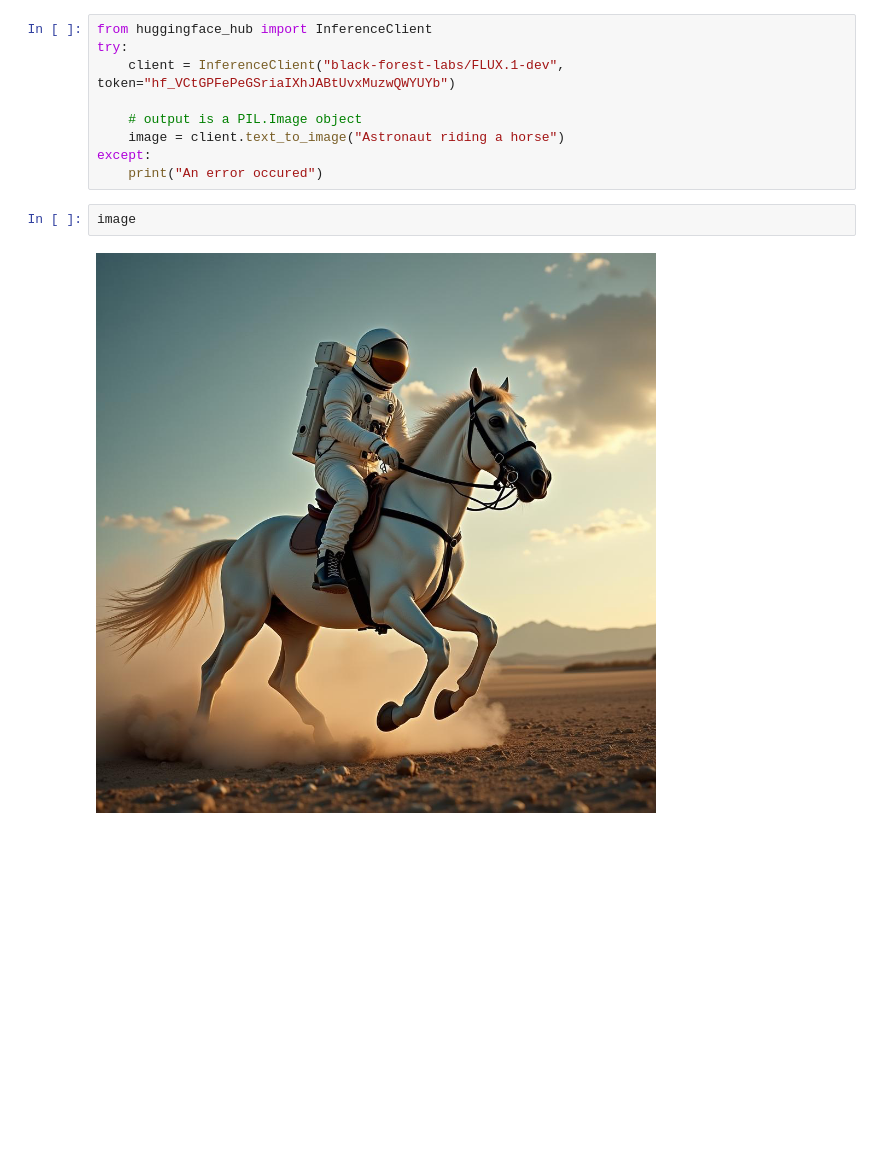
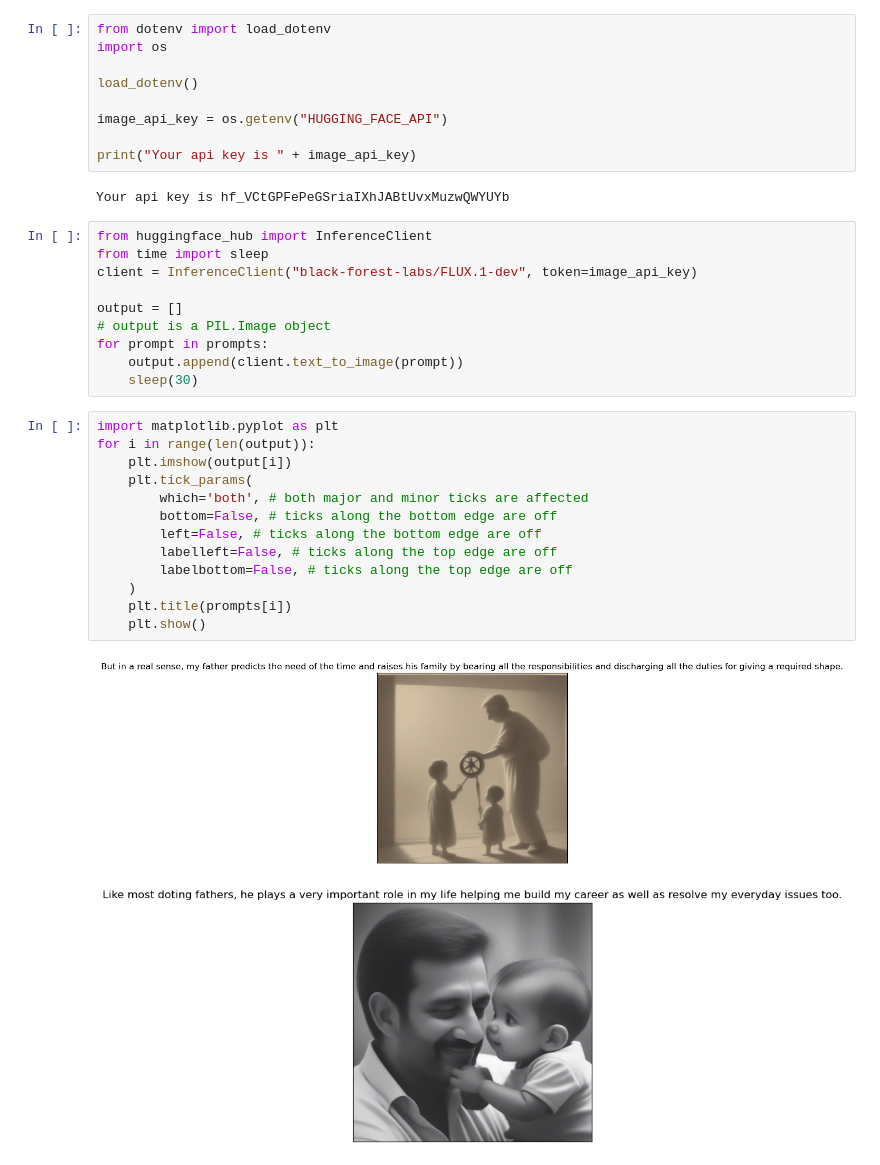
Before and after one commit to jia-jjin/essay-2-image, a Jupyter notebook: project.ipynb, the cells around one changed output. Cells and saved outputs as stored; diff of their text form; blank space fills up the shorter version.

```diff
--- a/project.ipynb
+++ b/project.ipynb
@@ -74,13 +236,37 @@ df.head()
+# %%
+from dotenv import load_dotenv
+import os
+
+load_dotenv()
+
+image_api_key = os.getenv("HUGGING_FACE_API")
+
+print("Your api key is " + image_api_key)
+# %% [output]
+Your api key is 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
 # %%
 from huggingface_hub import InferenceClient
-try:
-    client = InferenceClient("black-forest-labs/FLUX.1-dev", token="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")
+from time import sleep
+client = InferenceClient("black-forest-labs/FLUX.1-dev", token=image_api_key)
 
-    # output is a PIL.Image object
-    image = client.text_to_image("Astronaut riding a horse")
-except:
-    print("An error occured")
+output = []
+# output is a PIL.Image object
+for prompt in prompts:
+    output.append(client.text_to_image(prompt))
+    sleep(30)
 # %%
-image
+import matplotlib.pyplot as plt
+for i in range(len(output)):
+    plt.imshow(output[i])
+    plt.tick_params(
+        which='both', # both major and minor ticks are affected
+        bottom=False, # ticks along the bottom edge are off
+        left=False, # ticks along the bottom edge are off
+        labelleft=False, # ticks along the top edge are off
+        labelbottom=False, # ticks along the top edge are off
+    )
+    plt.title(prompts[i])
+    plt.show()
 # %% [output]
-[figure, old version]
+[figure, new version]
+[figure, added]
```
Also changed, not shown: parts of 35 cells of this notebook, 7 other files.
